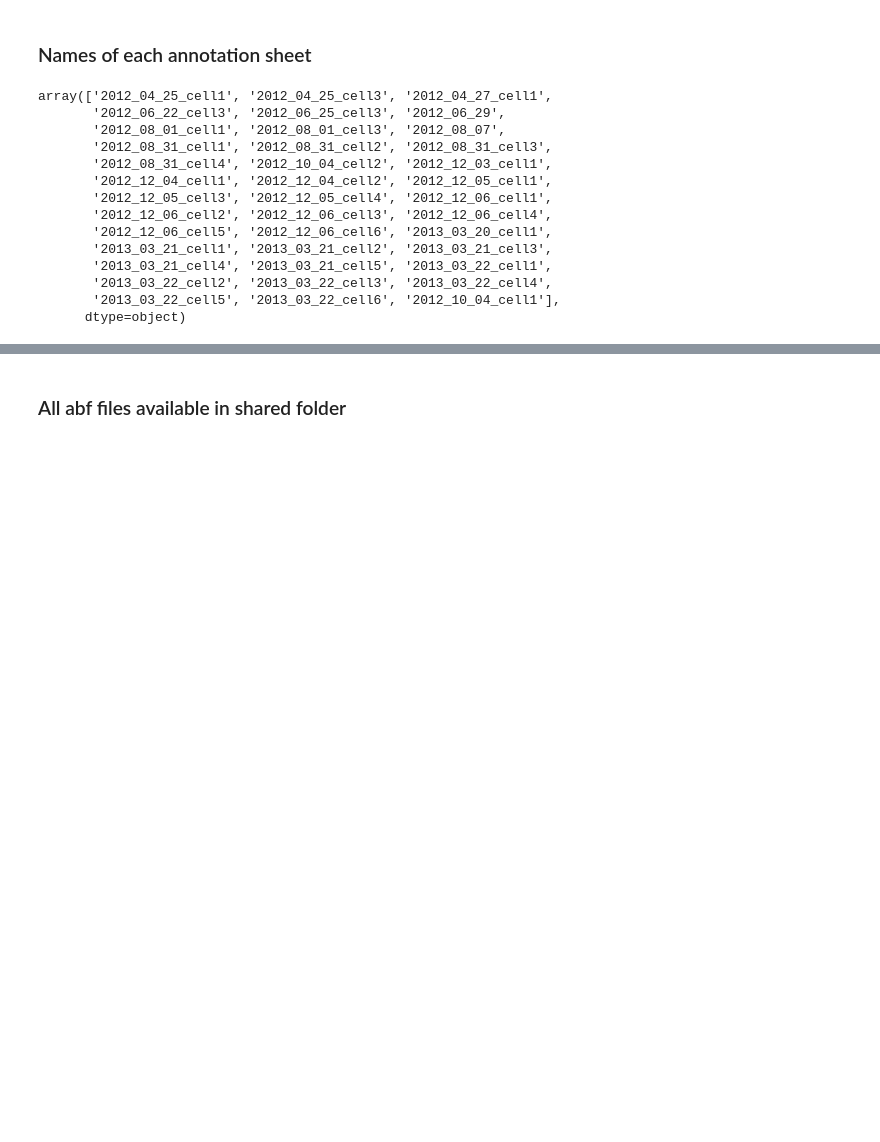
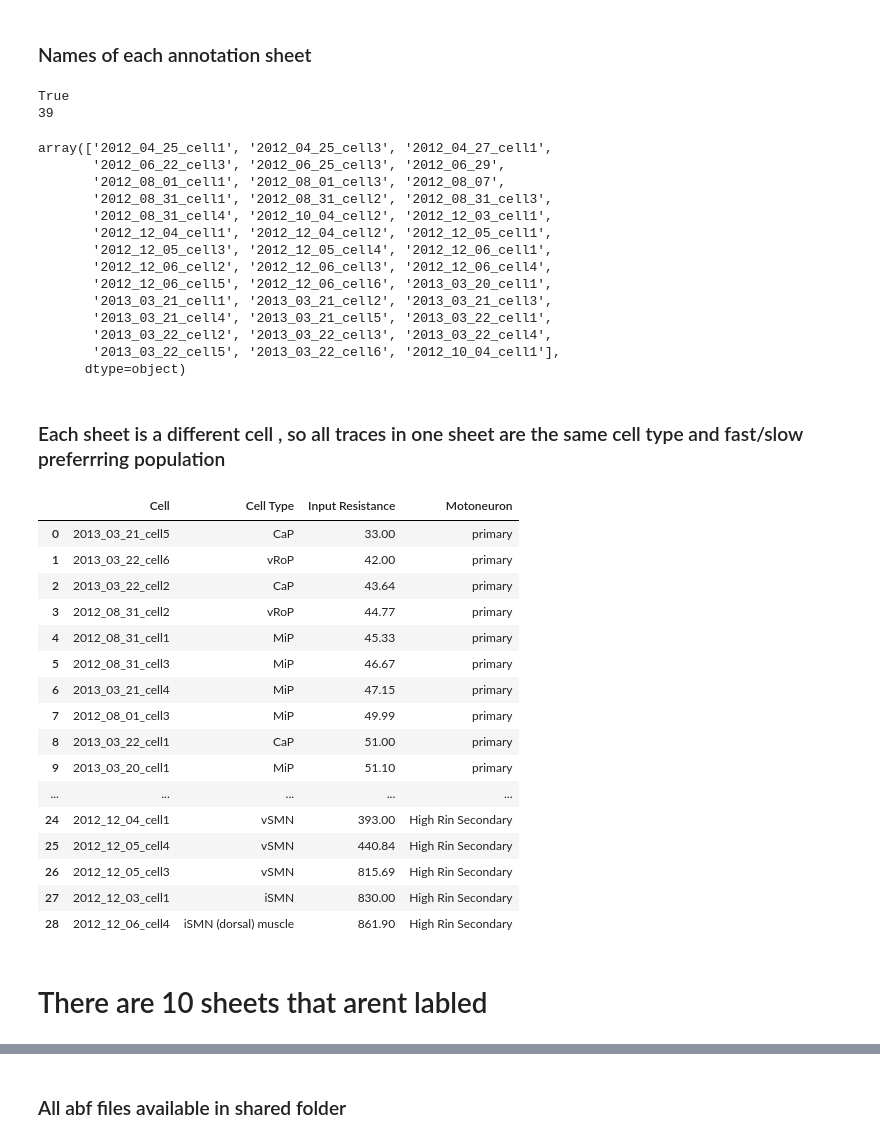
Before and after one commit to haleycab/murray-neuroscience-lab, a Jupyter notebook: Excel processor/count_abfs.ipynb, the cells around one changed output, grey strips where cells are left out. Drawn from its saved outputs; the diff is of its cells as text; code cells hidden in the pictures; blank space fills up the shorter version.

```diff
--- a/Excel processor/count_abfs.ipynb
+++ b/Excel processor/count_abfs.ipynb
@@ -11,21 +16,52 @@ def trace_filter_abf(array):
 # %% [markdown]
 ### Names of each annotation sheet
 # %%
-sheet_names_df = pd.read_csv('/Users/haleyoro/Desktop/murray-neuroscience-lab/Processed CSVs/sheet_names.csv', header=None)
+sheet_names_df = pd.read_csv('/Users/Haley/Desktop/Neuroscience Lab/Repository/murray-neuroscience-lab/Processed CSVs/sheet_names.csv', header=None)
 sheet_names = sheet_names_df.iloc[:,0].values
+print(len(sheet_names)==len(set(sheet_names)))
+print(len(sheet_names))
+
 sheet_names # names of each annotation sheet
 # %% [output]
-array(['2012_04_25_cell1', '2012_04_25_cell3', '2012_04_27_cell1',
-       '2012_06_22_cell3', '2012_06_25_cell3', '2012_06_29',
-       '2012_08_01_cell1', '2012_08_01_cell3', '2012_08_07',
-       '2012_08_31_cell1', '2012_08_31_cell2', '2012_08_31_cell3',
-       '2012_08_31_cell4', '2012_10_04_cell2', '2012_12_03_cell1',
-       '2012_12_04_cell1', '2012_12_04_cell2', '2012_12_05_cell1',
-       '2012_12_05_cell3', '2012_12_05_cell4', '2012_12_06_cell1',
-       '2012_12_06_cell2', '2012_12_06_cell3', '2012_12_06_cell4',
-       '2012_12_06_cell5', '2012_12_06_cell6', '2013_03_20_cell1',
-       '2013_03_21_cell1', '2013_03_21_cell2', '2013_03_21_cell3',
-       '2013_03_21_cell4', '2013_03_21_cell5', '2013_03_22_cell1',
-       '2013_03_22_cell2', '2013_03_22_cell3', '2013_03_22_cell4',
-       '2013_03_22_cell5', '2013_03_22_cell6', '2012_10_04_cell1'],
-      dtype=object)
+True
+39
+array(['2012_04_25_cell1', '2012_04_25_cell3', '2012_04_27_cell1',
+       '2012_06_22_cell3', '2012_06_25_cell3', '2012_06_29',
+       '2012_08_01_cell1', '2012_08_01_cell3', '2012_08_07',
+       '2012_08_31_cell1', '2012_08_31_cell2', '2012_08_31_cell3',
+       '2012_08_31_cell4', '2012_10_04_cell2', '2012_12_03_cell1',
+       '2012_12_04_cell1', '2012_12_04_cell2', '2012_12_05_cell1',
+       '2012_12_05_cell3', '2012_12_05_cell4', '2012_12_06_cell1',
+       '2012_12_06_cell2', '2012_12_06_cell3', '2012_12_06_cell4',
+       '2012_12_06_cell5', '2012_12_06_cell6', '2013_03_20_cell1',
+       '2013_03_21_cell1', '2013_03_21_cell2', '2013_03_21_cell3',
+       '2013_03_21_cell4', '2013_03_21_cell5', '2013_03_22_cell1',
+       '2013_03_22_cell2', '2013_03_22_cell3', '2013_03_22_cell4',
+       '2013_03_22_cell5', '2013_03_22_cell6', '2012_10_04_cell1'],
+      dtype=object)
+# %% [markdown]
+### Each sheet is a different cell , so all traces in one sheet are the same cell type and fast/slow preferrring population
+# %%
+cell_types_df = pd.read_csv("/Users/Haley/Desktop/Neuroscience Lab/Repository/murray-neuroscience-lab/Excel processor/List of cells.csv")
+cell_types_df = cell_types_df.dropna(how='all')
+cell_types_df = cell_types_df.iloc[:,:4]
+cell_types_df.reset_index(drop=True,inplace=True)
+cell_types_df
+# %% [output]
+|  | Cell | Cell Type | Input Resistance | Motoneuron |
+| 0 | 2013_03_21_cell5 | CaP | 33.00 | primary |
+| 1 | 2013_03_22_cell6 | vRoP | 42.00 | primary |
+| 2 | 2013_03_22_cell2 | CaP | 43.64 | primary |
+| 3 | 2012_08_31_cell2 | vRoP | 44.77 | primary |
+| 4 | 2012_08_31_cell1 | MiP | 45.33 | primary |
+| 5 | 2012_08_31_cell3 | MiP | 46.67 | primary |
+| 6 | 2013_03_21_cell4 | MiP | 47.15 | primary |
+| 7 | 2012_08_01_cell3 | MiP | 49.99 | primary |
+| 8 | 2013_03_22_cell1 | CaP | 51.00 | primary |
+| 9 | 2013_03_20_cell1 | MiP | 51.10 | primary |
+| ... | ... | ... | ... | ... |
+| 24 | 2012_12_04_cell1 | vSMN | 393.00 | High Rin Secondary |
+| 25 | 2012_12_05_cell4 | vSMN | 440.84 | High Rin Secondary |
+| 26 | 2012_12_05_cell3 | vSMN | 815.69 | High Rin Secondary |
+| 27 | 2012_12_03_cell1 | iSMN | 830.00 | High Rin Secondary |
+| 28 | 2012_12_06_cell4 | iSMN (dorsal) muscle | 861.90 | High Rin Secondary |
@@ -31,0 +70,2 @@ array(['2012_04_25_cell1', '2012_04_25_cell3', '2012_04_27_cell1',
+# %% [markdown]
+# There are 10 sheets that arent labled
```
Also changed, not shown: parts of 15 cells of this notebook, 8 other files.
